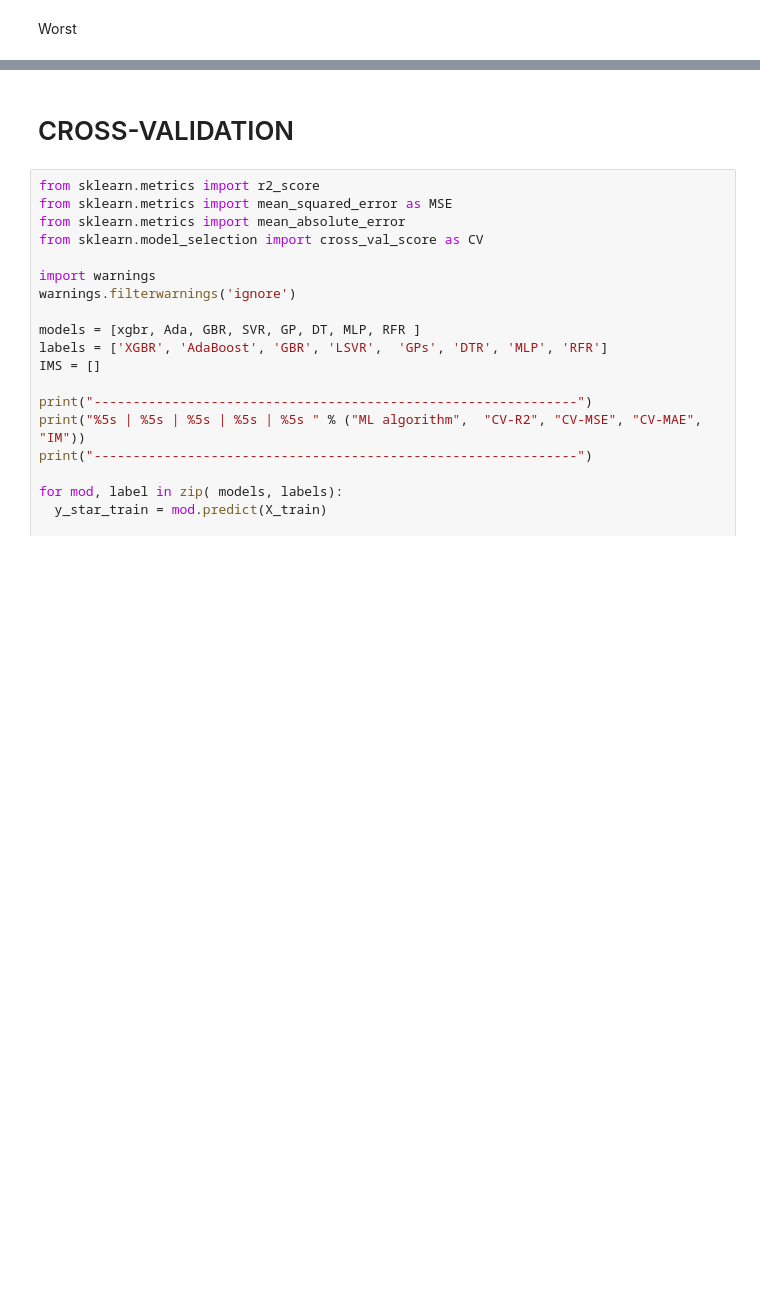
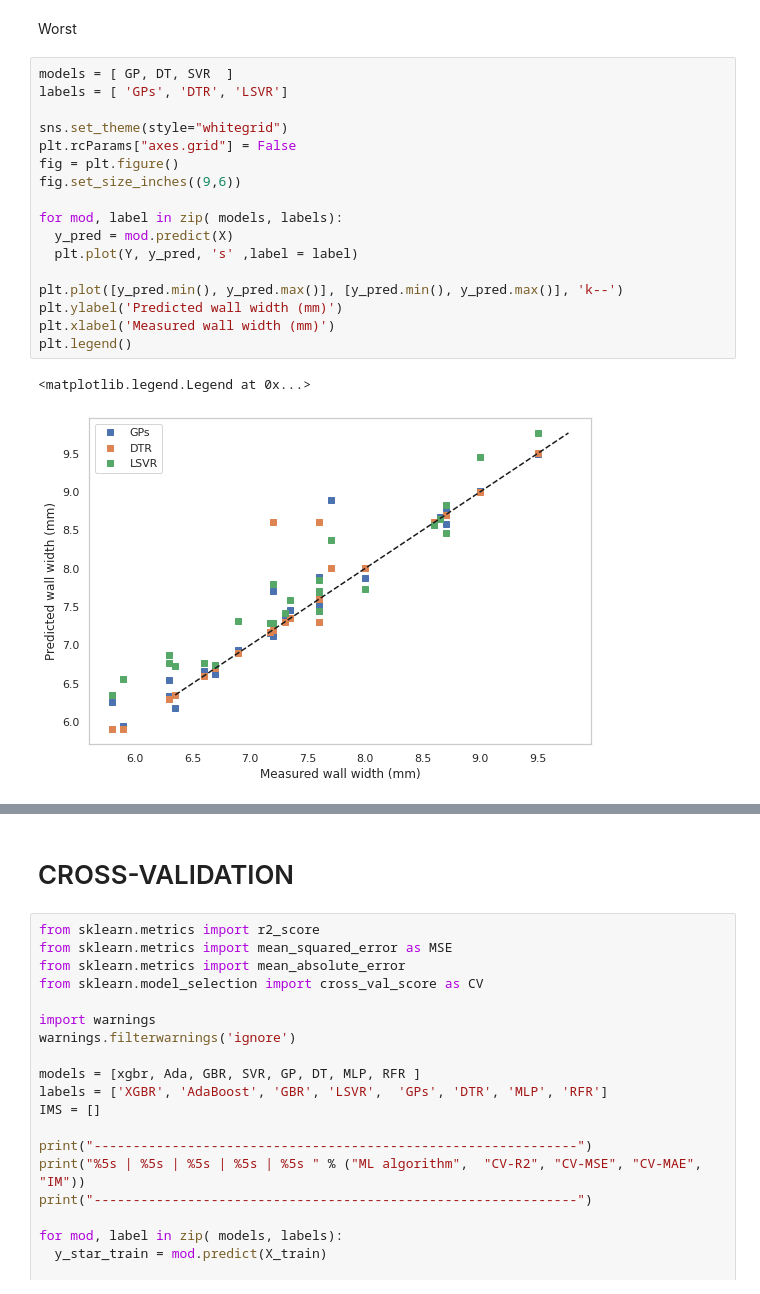
Before and after one commit to GermanOmar/GPs---WAAM, a Jupyter notebook: IEEE_ICMIMT_ML&WAAM.ipynb, the cells around one changed output, grey strips where cells are left out. Cells and saved outputs as stored; diff of their text form; blank space fills up the shorter version.

```diff
--- a/IEEE_ICMIMT_ML&WAAM.ipynb
+++ b/IEEE_ICMIMT_ML&WAAM.ipynb
@@ -523,3 +521,23 @@ plt.legend()
 # %% [markdown]
 Worst
+# %%
+models = [ GP, DT, SVR  ]
+labels = [ 'GPs', 'DTR', 'LSVR']
+
+sns.set_theme(style="whitegrid")
+plt.rcParams["axes.grid"] = False
+fig = plt.figure()
+fig.set_size_inches((9,6))
+
+for mod, label in zip( models, labels):
+  y_pred = mod.predict(X)
+  plt.plot(Y, y_pred, 's' ,label = label)
+
+plt.plot([y_pred.min(), y_pred.max()], [y_pred.min(), y_pred.max()], 'k--')
+plt.ylabel('Predicted wall width (mm)')
+plt.xlabel('Measured wall width (mm)')
+plt.legend()
+# %% [output]
+<matplotlib.legend.Legend at 0x...>
+[figure, added]
 # %%
```
Also changed, not shown: parts of 21 cells of this notebook.
